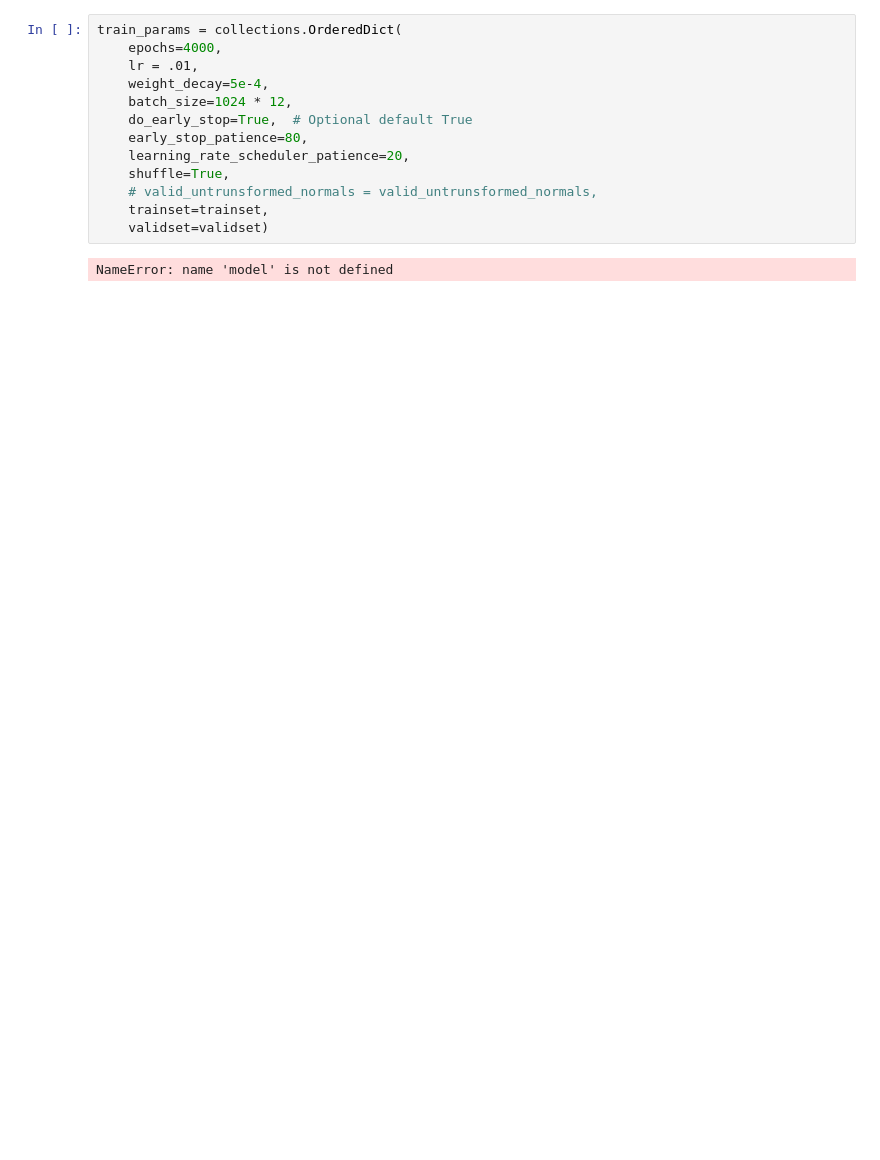
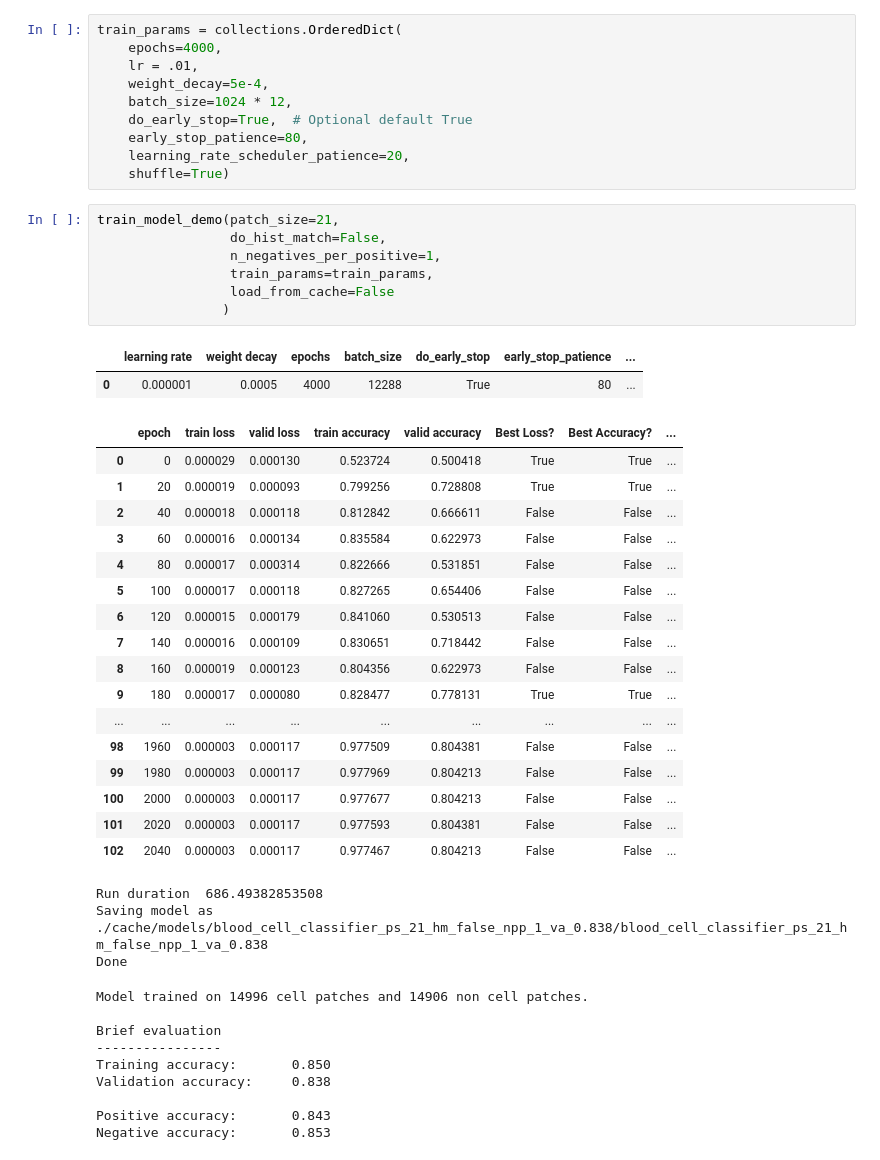
Before and after one commit to cchadj/cell-tracking-ucl-thesis, a Jupyter notebook: train-model-minimal.ipynb, the cells around one changed output. Cells and saved outputs as stored; diff of their text form; blank space fills up the shorter version.

```diff
--- a/train-model-minimal.ipynb
+++ b/train-model-minimal.ipynb
@@ -34,9 +51,43 @@ train_params = collections.OrderedDict(
     do_early_stop=True,  # Optional default True
     early_stop_patience=80,
     learning_rate_scheduler_patience=20,
-    shuffle=True,
-    # valid_untrunsformed_normals = valid_untrunsformed_normals,
-    trainset=trainset,
-    validset=validset)
+    shuffle=True)
-# %% [output]
-NameError: name 'model' is not defined
+# %%
+train_model_demo(patch_size=21,
+                 do_hist_match=False,
+                 n_negatives_per_positive=1,
+                 train_params=train_params,
+                 load_from_cache=False
+                )
+# %% [output]
+|  | learning rate | weight decay | epochs | batch_size | do_early_stop | early_stop_patience | ... |
+| 0 | 0.000001 | 0.0005 | 4000 | 12288 | True | 80 | ... |
+|  | epoch | train loss | valid loss | train accuracy | valid accuracy | Best Loss? | Best Accuracy? | ... |
+| 0 | 0 | 0.000029 | 0.000130 | 0.523724 | 0.500418 | True | True | ... |
+| 1 | 20 | 0.000019 | 0.000093 | 0.799256 | 0.728808 | True | True | ... |
+| 2 | 40 | 0.000018 | 0.000118 | 0.812842 | 0.666611 | False | False | ... |
+| 3 | 60 | 0.000016 | 0.000134 | 0.835584 | 0.622973 | False | False | ... |
+| 4 | 80 | 0.000017 | 0.000314 | 0.822666 | 0.531851 | False | False | ... |
+| 5 | 100 | 0.000017 | 0.000118 | 0.827265 | 0.654406 | False | False | ... |
+| 6 | 120 | 0.000015 | 0.000179 | 0.841060 | 0.530513 | False | False | ... |
+| 7 | 140 | 0.000016 | 0.000109 | 0.830651 | 0.718442 | False | False | ... |
+| 8 | 160 | 0.000019 | 0.000123 | 0.804356 | 0.622973 | False | False | ... |
+| 9 | 180 | 0.000017 | 0.000080 | 0.828477 | 0.778131 | True | True | ... |
+| ... | ... | ... | ... | ... | ... | ... | ... | ... |
+| 98 | 1960 | 0.000003 | 0.000117 | 0.977509 | 0.804381 | False | False | ... |
+| 99 | 1980 | 0.000003 | 0.000117 | 0.977969 | 0.804213 | False | False | ... |
+| 100 | 2000 | 0.000003 | 0.000117 | 0.977677 | 0.804213 | False | False | ... |
+| 101 | 2020 | 0.000003 | 0.000117 | 0.977593 | 0.804381 | False | False | ... |
+| 102 | 2040 | 0.000003 | 0.000117 | 0.977467 | 0.804213 | False | False | ... |
+Run duration  686.49382853508
+Saving model as ./cache/models/blood_cell_classifier_ps_21_hm_false_npp_1_va_0.838/blood_cell_classifier_ps_21_hm_false_npp_1_va_0.838
+Done
+Model trained on 14996 cell patches and 14906 non cell patches.
+
+Brief evaluation
+----------------
+Training accuracy:       0.850
+Validation accuracy:     0.838
+
+Positive accuracy:       0.843
+Negative accuracy:       0.853
```
Also changed, not shown: parts of 13 cells of this notebook.
